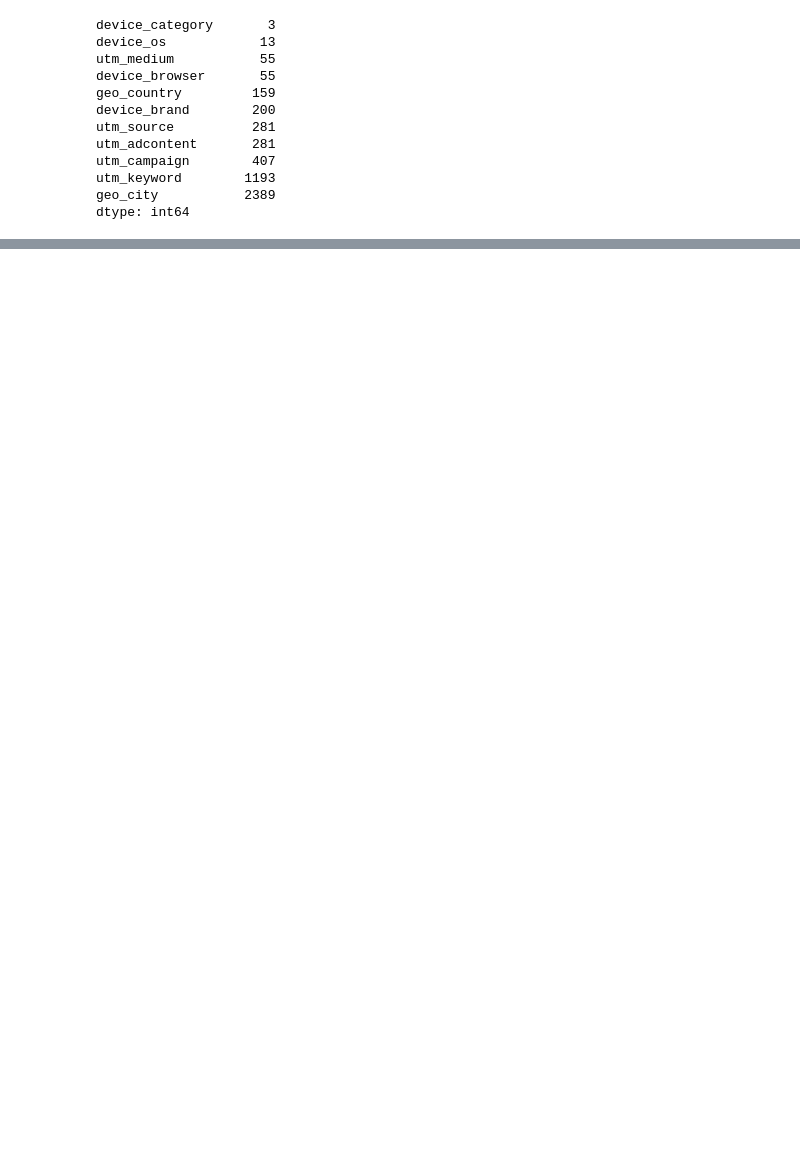
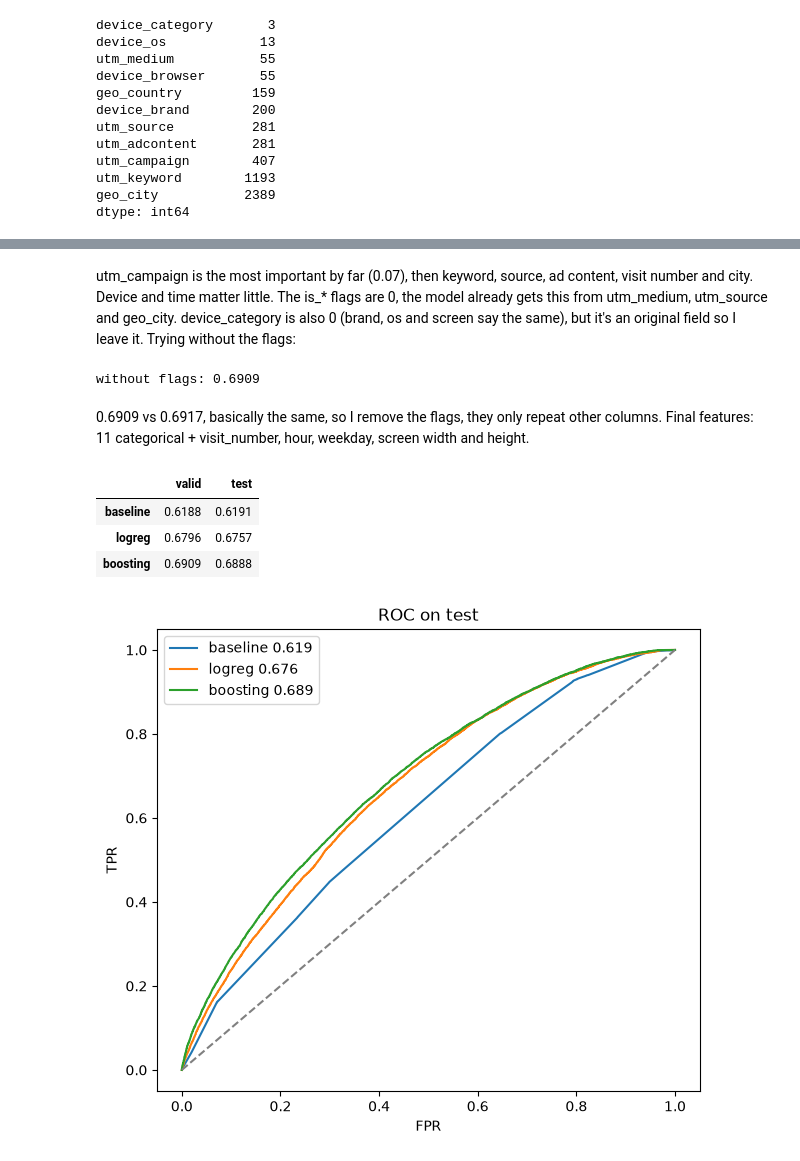
Before and after one commit to Alikonchik-Kaedahara/sber_auto_subscription, a Jupyter notebook: 02_model.ipynb, the cells around one changed output, grey strips where cells are left out. Cells and saved outputs as stored; diff of their text form; code cells hidden in the pictures; blank space fills up the shorter version.

```diff
--- a/02_model.ipynb
+++ b/02_model.ipynb
@@ -383,13 +105,0 @@ pd.DataFrame(results).T.round(4)
-# %%
-plt.figure(figsize=(7, 6))
-for name, proba in [('baseline', baseline_proba(X_test)),
-                    ('logistic regression', logreg.predict_proba(X_test)[:, 1]),
-                    ('gradient boosting', model.predict_proba(X_test[FINAL_FEATURES])[:, 1])]:
-    fpr, tpr, _ = roc_curve(y_test, proba)
-    plt.plot(fpr, tpr, label=f'{name}, AUC = {roc_auc_score(y_test, proba):.3f}')
-plt.plot([0, 1], [0, 1], color='grey', linestyle='--')
-plt.xlabel('FPR')
-plt.ylabel('TPR')
-plt.title('ROC curves on the test set')
-plt.legend()
-plt.show()
@@ -536,0 +155,14 @@ The final model is trained in `pipeline.py` on all the data with the same parame
+# %%
+clients = df['client_id'].unique()
+train_clients, other_clients = train_test_split(clients, test_size=0.4, random_state=42)
+valid_clients, test_clients = train_test_split(other_clients, test_size=0.5, random_state=42)
+
+train = df['client_id'].isin(train_clients).values
+valid = df['client_id'].isin(valid_clients).values
+test = df['client_id'].isin(test_clients).values
+
+X_train, y_train = X[train], y[train]
+X_valid, y_valid = X[valid], y[valid]
+X_test, y_test = X[test], y[test]
+print(len(y_train), len(y_valid), len(y_test))
+print(round(y_train.mean(), 4), round(y_valid.mean(), 4), round(y_test.mean(), 4))
@@ -536,0 +310,37 @@ The final model is trained in `pipeline.py` on all the data with the same parame
+# %% [markdown]
+utm_campaign is the most important by far (0.07), then keyword, source, ad content, visit number and city. Device and time matter little. The is_* flags are 0, the model already gets this from utm_medium, utm_source and geo_city. device_category is also 0 (brand, os and screen say the same), but it's an original field so I leave it. Trying without the flags:
+# %%
+FINAL_NUM = ['visit_number', 'visit_hour', 'visit_weekday', 'screen_width', 'screen_height']
+FINAL_FEATURES = CAT_FEATURES + FINAL_NUM
+
+model = make_model(FINAL_NUM, **best_params)
+model.fit(X_train[FINAL_FEATURES], y_train)
+print('without flags:', round(roc_auc_score(y_valid, model.predict_proba(X_valid[FINAL_FEATURES])[:, 1]), 4))
+# %% [output]
+without flags: 0.6909
+# %% [markdown]
+0.6909 vs 0.6917, basically the same, so I remove the flags, they only repeat other columns. Final features: 11 categorical + visit_number, hour, weekday, screen width and height.
+# %%
+results['boosting'] = {'valid': roc_auc_score(y_valid, model.predict_proba(X_valid[FINAL_FEATURES])[:, 1]),
+                       'test': roc_auc_score(y_test, model.predict_proba(X_test[FINAL_FEATURES])[:, 1])}
+pd.DataFrame(results).T.round(4)
+# %% [output]
+|  | valid | test |
+| baseline | 0.6188 | 0.6191 |
+| logreg | 0.6796 | 0.6757 |
+| boosting | 0.6909 | 0.6888 |
+# %%
+plt.figure(figsize=(7, 6))
+for name, proba in [('baseline', baseline_proba(X_test)),
+                    ('logreg', logreg.predict_proba(X_test)[:, 1]),
+                    ('boosting', model.predict_proba(X_test[FINAL_FEATURES])[:, 1])]:
+    fpr, tpr, _ = roc_curve(y_test, proba)
+    plt.plot(fpr, tpr, label=f'{name} {roc_auc_score(y_test, proba):.3f}')
+plt.plot([0, 1], [0, 1], color='grey', linestyle='--')
+plt.xlabel('FPR')
+plt.ylabel('TPR')
+plt.title('ROC on test')
+plt.legend()
+plt.show()
+# %% [output]
+[figure, added]
```
Also changed, not shown: parts of 75 cells of this notebook.
